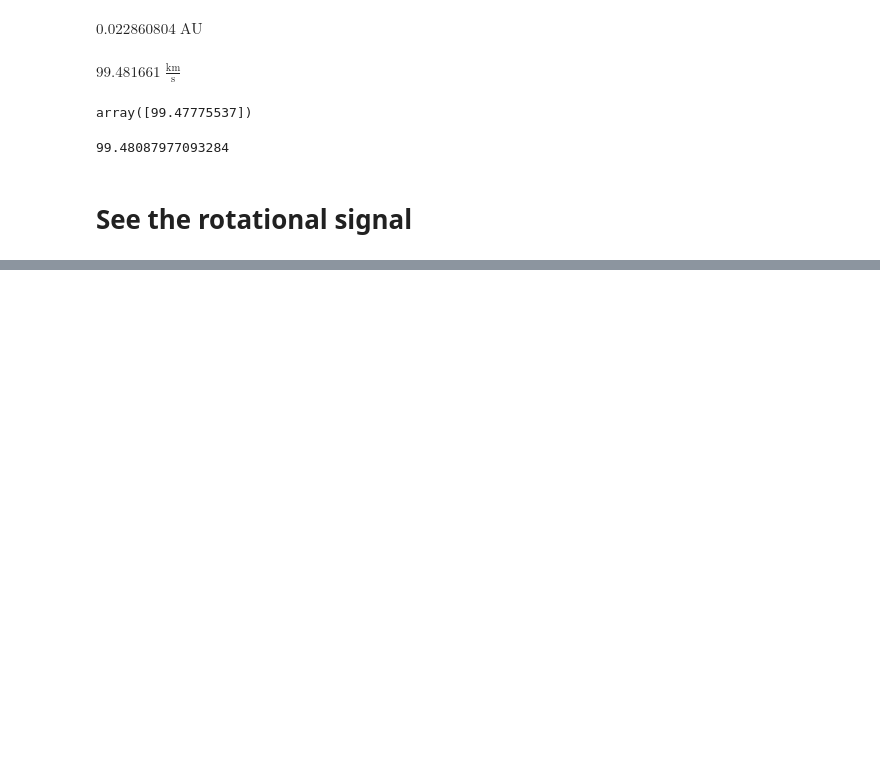
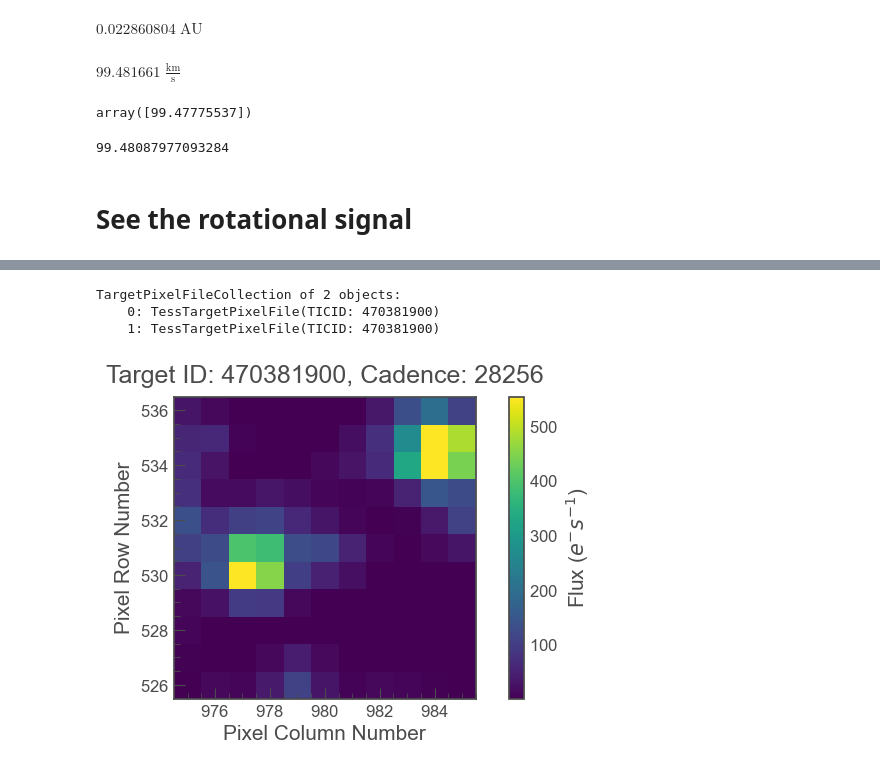
Before and after one commit to jpdeleon/toi1696, a Jupyter notebook: notebooks/rotation & orbital period.ipynb, the cells around one changed output, grey strips where cells are left out. Saved outputs shown, nothing was run; the diff lists cells and outputs as text; code cells hidden in the pictures; blank space fills up the shorter version.

```diff
--- a/notebooks/rotation & orbital period.ipynb
+++ b/notebooks/rotation & orbital period.ipynb
@@ -2,6 +2,21 @@
 import numpy as np
 from astropy import units as u
 from astropy import constants as con
+import os
+from glob import glob
+import pandas as pd
+import numpy as np
+from tqdm import tqdm
+import matplotlib as mpl
+import matplotlib.pyplot as pl
+import seaborn as sns
+
+mpl.style.use('seaborn-ticks')
+sns.set_style({"xtick.direction": "in","ytick.direction": "in"})
+
+import time as tm
+from matplotlib.gridspec import GridSpec, GridSpecFromSubplotSpec
+%matplotlib inline
 # %% [markdown]
 # To see if velocity can be distinguished by IRD CCF
 # %%
@@ -62,0 +77,12 @@ ImportError: cannot import name 'MetaAttribute'
+# %%
+pixelfile = search_targetpixelfile("TIC 470381900").download_all();
+# %%
+pixelfile
+# %% [output]
+TargetPixelFileCollection of 2 objects:
+    0: TessTargetPixelFile(TICID: 470381900)
+    1: TessTargetPixelFile(TICID: 470381900)
+# %%
+pixelfile[1].plot(frame=1);
+# %% [output]
+[figure, added]
```
Also changed, not shown: parts of 14 cells of this notebook.
